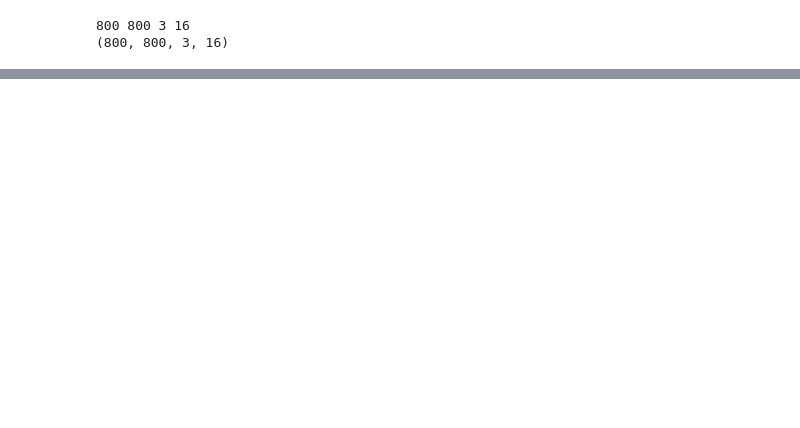
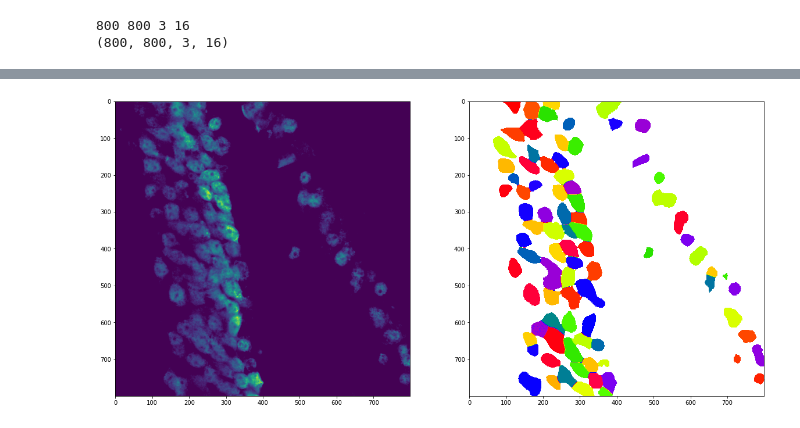
Before and after one commit to dtabuena/Images, a Jupyter notebook: Cell_Pose.ipynb, the cells around one changed output, grey strips where cells are left out. Drawn from its saved outputs; the diff is of its cells as text; code cells hidden in the pictures; blank space fills up the shorter version.

```diff
--- a/Cell_Pose.ipynb
+++ b/Cell_Pose.ipynb
@@ -123,6 +127,17 @@ Requirement already satisfied: zipp>=0.5 in /usr/local/lib/python3.7/dist-packag
 # %%
 model = models.Cellpose(model_type='cyto')
-# imgs = [image[:,:,2,zi] for zi in range(image.shape[3])]
+imgs = [image[:,:,2,zi] for zi in range(image.shape[3])]
 # print(imgs)
-masks, flows, styles, diams = model.eval(image, diameter=15, channels=[0,0],do_3D=True)
+
+imgs=imgs[5]
+masks, flows, styles, diams = model.eval(imgs, diameter=0, channels=[0,0])
+masks = masks.astype(float)
+masks[masks==0] = np.nan
+n=2
+psize = 10
+fig, axs = plt.subplots(1,n,figsize=(psize*n,psize))
+axs= axs.flatten()
+axs[0].imshow(imgs)
+axs[1].imshow(masks,cmap='prism')
+# plt.show()
 # %% [output]
@@ -129,0 +145 @@ WARNING:cellpose.models:could not estimate diameter, does not work on non-2D ima
+[figure, added]
```
Also changed, not shown: parts of 5 cells of this notebook.
